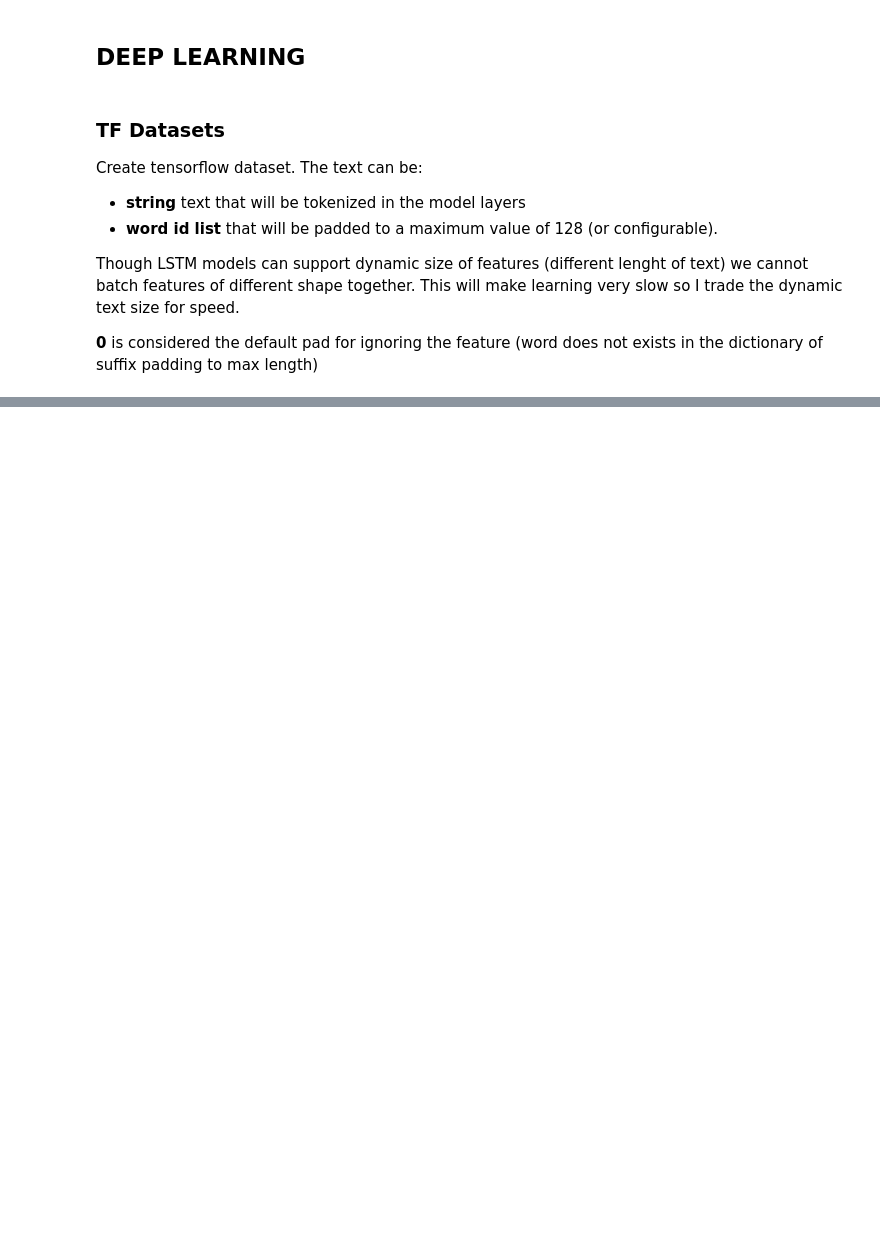
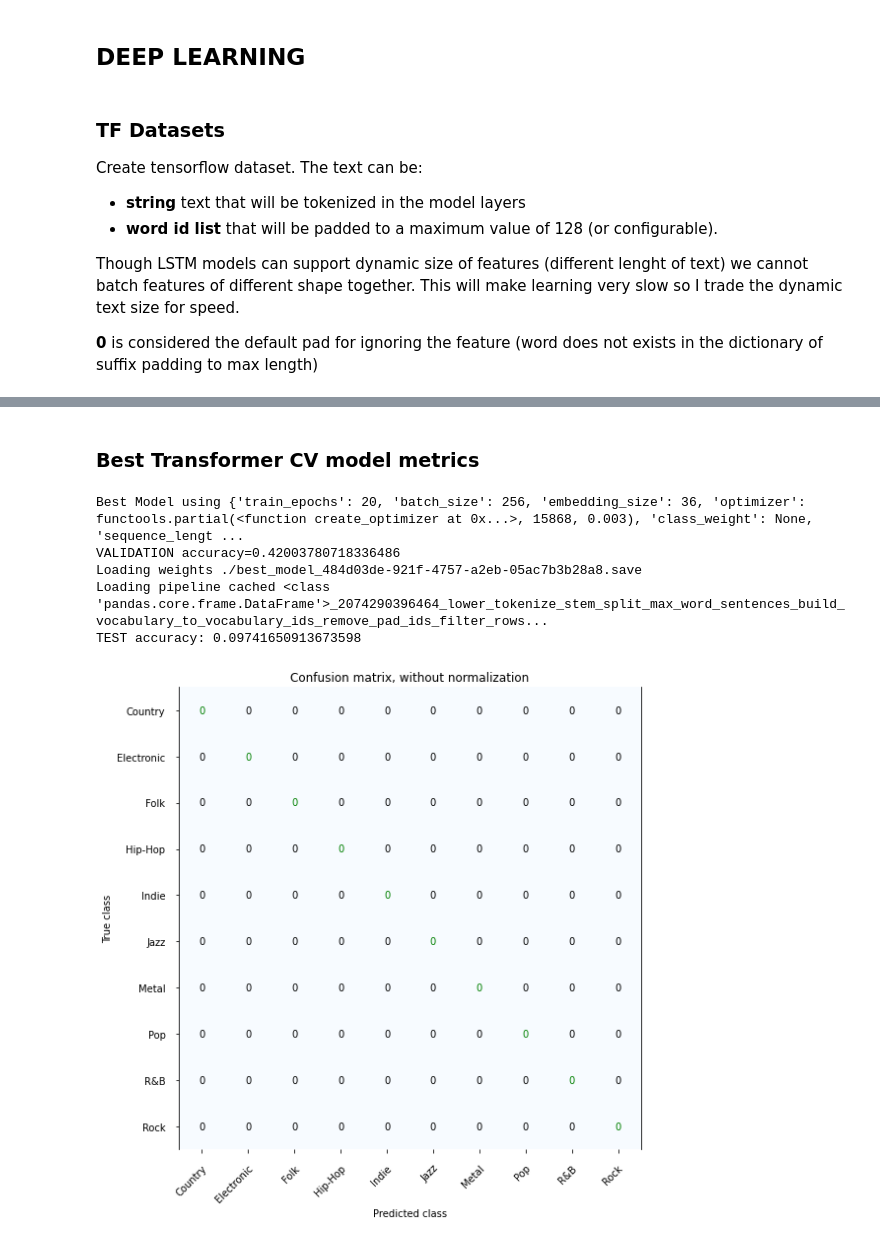
Before and after one commit to glypher/lyrics_classification, a Jupyter notebook: songs.ipynb, the cells around one changed output, grey strips where cells are left out. Saved outputs shown, nothing was run; the diff lists cells and outputs as text; code cells hidden in the pictures; blank space fills up the shorter version.

```diff
--- a/songs.ipynb
+++ b/songs.ipynb
@@ -698,21 +833,21 @@ class TestDataset(tf.data.Dataset):
         features = features.apply(resize)
         features = np.stack(features)
 
-        return features, tf.int32 if isinstance(features[0][0], np.int32) else tf.float32
+        return features, tf.int32
 
-    def __new__(cls, features, max_size=128):
+    def __new__(cls, features, max_size=128, batch_size=256):
         features, tftype = TestDataset.convert_data_type(features, max_size)
 
         return tf.data.Dataset.from_tensor_slices((tf.cast(features, tftype))).batch(
-            BATCH_SIZE).prefetch(tf.data.experimental.AUTOTUNE)
+            batch_size).prefetch(tf.data.experimental.AUTOTUNE)
 
 class TrainDataset(tf.data.Dataset):
-    def __new__(cls, features, target, max_size=128):
+    def __new__(cls, features, target, max_size=128, batch_size=256):
         features, tftype = TestDataset.convert_data_type(features, max_size)
         target = target.cat.codes
         target = np.stack(target)
 
         return tf.data.Dataset.from_tensor_slices((tf.cast(features, tftype),
                                                    tf.cast(target, tf.int32))).shuffle(len(target)).batch(
-            BATCH_SIZE).prefetch(tf.data.experimental.AUTOTUNE)
+            batch_size).prefetch(tf.data.experimental.AUTOTUNE)
 # %% [markdown]
@@ -735,10 +870,11 @@ class SplitPredictionCallback(tf.keras.callbacks.Callback):
         self._valDF = valDF
         self._valDFsplit = model._embeddings.preprocess_text(valDF)
         features = model._embeddings.transform(self._valDFsplit, preprocess=False)
-        self._ds = TestDataset(features, model._hyper_params['sequence_length'])
+        self._ds = TestDataset(features, model._hyper_params['sequence_length'], model._hyper_params['batch_size'])
 
     def on_epoch_end(self, epoch, logs={}):
-        if epoch % 3 == 0:
-            targets, _ = self._model.predict(self._valDF, self._valDFsplit, self._ds)
-            print(f"TRUE mode accuracy VALIDATION {mm.Model.accuracy(np.stack(self._valDF['target'].cat.codes), targets)}")
+        targets, _ = self._model.predict(self._valDF, self._valDFsplit, self._ds)
+        accuracy = mm.Model.accuracy(np.stack(self._valDF['target'].cat.codes), targets)
+        self._model._true_history.append(accuracy)
+        print(f"TRUE mode accuracy VALIDATION {accuracy}")
 # %%
@@ -1034,7 +1062,0 @@ pb.show()
-# %%
-os.makedirs(OUTPUT_DIR, exist_ok=True)
-output_path = f'{OUTPUT_DIR}/Mihai_Matei_submission_{datetime.now().strftime("%d_%m_%Y_%H_%M")}.txt'
-with open(output_path, 'w') as f:
-    f.write('id,label\n')
-    for i in range(len(test_pred)):
-        f.write("{},{}\n".format(testDF['sid'].iloc[i], test_pred[i]+1))
@@ -1040,0 +1083,21 @@ with open(output_path, 'w') as f:
+# %% [markdown]
+### Best Transformer CV model metrics
+# %%
+# Load the best SVM model
+best_history = bert_lookup.best_history
+hyper_params = best_history.model_params.copy()
+print(f"Best Model using {hyper_params}")
+print(f"VALIDATION accuracy={max(best_history.history('accuracy', mm.DataType.VALIDATION))}")
+
+best_bert = TransformerModel(build=True, **hyper_params)
+print(f"Loading weights {bert_lookup.best_checkpoint}")
+best_bert._model.load_weights(bert_lookup.best_checkpoint)
+
+test_metrics(best_bert, testDF)
+# %% [output]
+Best Model using {'train_epochs': 20, 'batch_size': 256, 'embedding_size': 36, 'optimizer': functools.partial(<function create_optimizer at 0x...>, 15868, 0.003), 'class_weight': None, 'sequence_lengt ...
+VALIDATION accuracy=0.42003780718336486
+Loading weights ./best_model_484d03de-921f-4757-a2eb-05ac7b3b28a8.save
+Loading pipeline cached <class 'pandas.core.frame.DataFrame'>_2074290396464_lower_tokenize_stem_split_max_word_sentences_build_vocabulary_to_vocabulary_ids_remove_pad_ids_filter_rows...
+TEST accuracy: 0.09741650913673598
+[figure, added]
```
Also changed, not shown: parts of 45 cells of this notebook.
